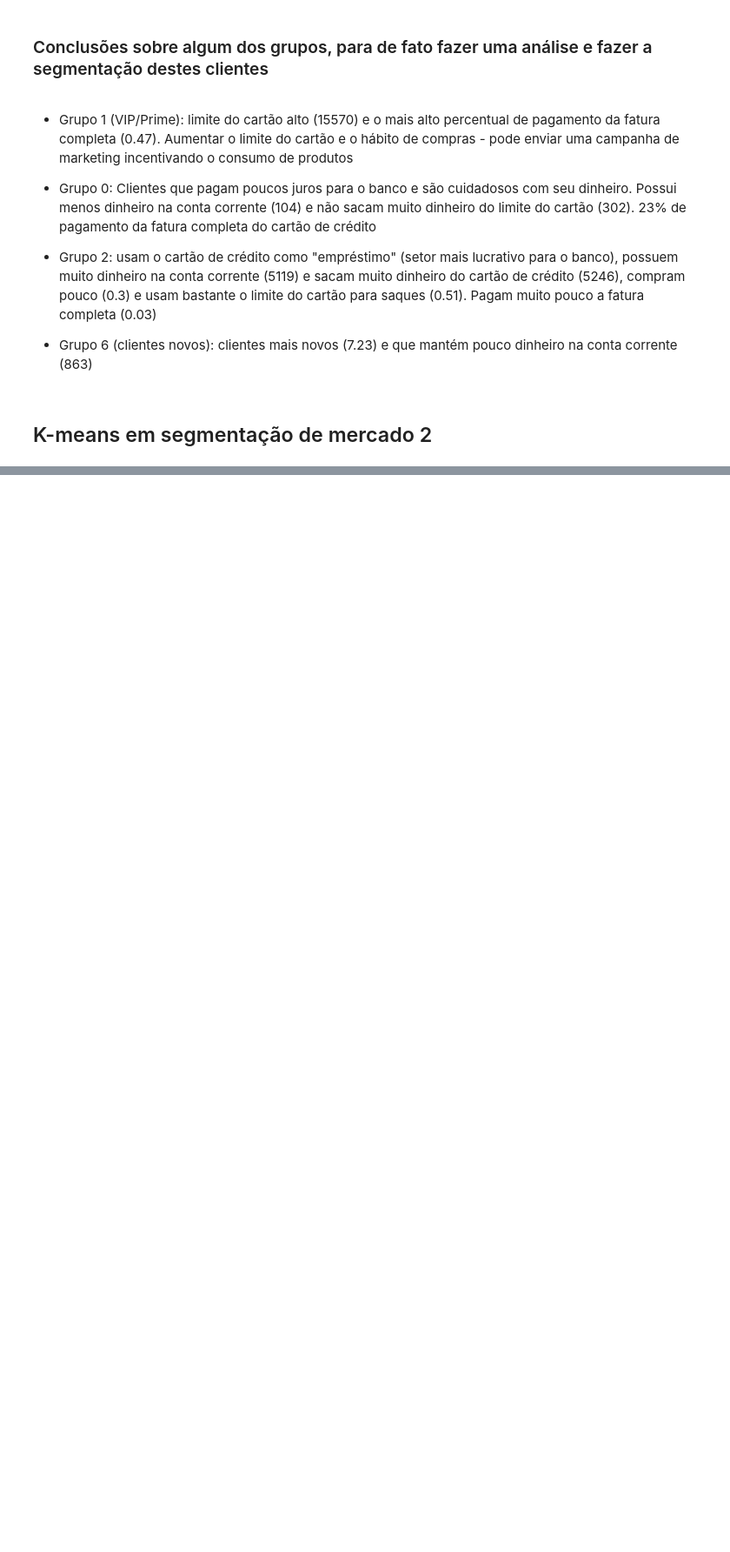
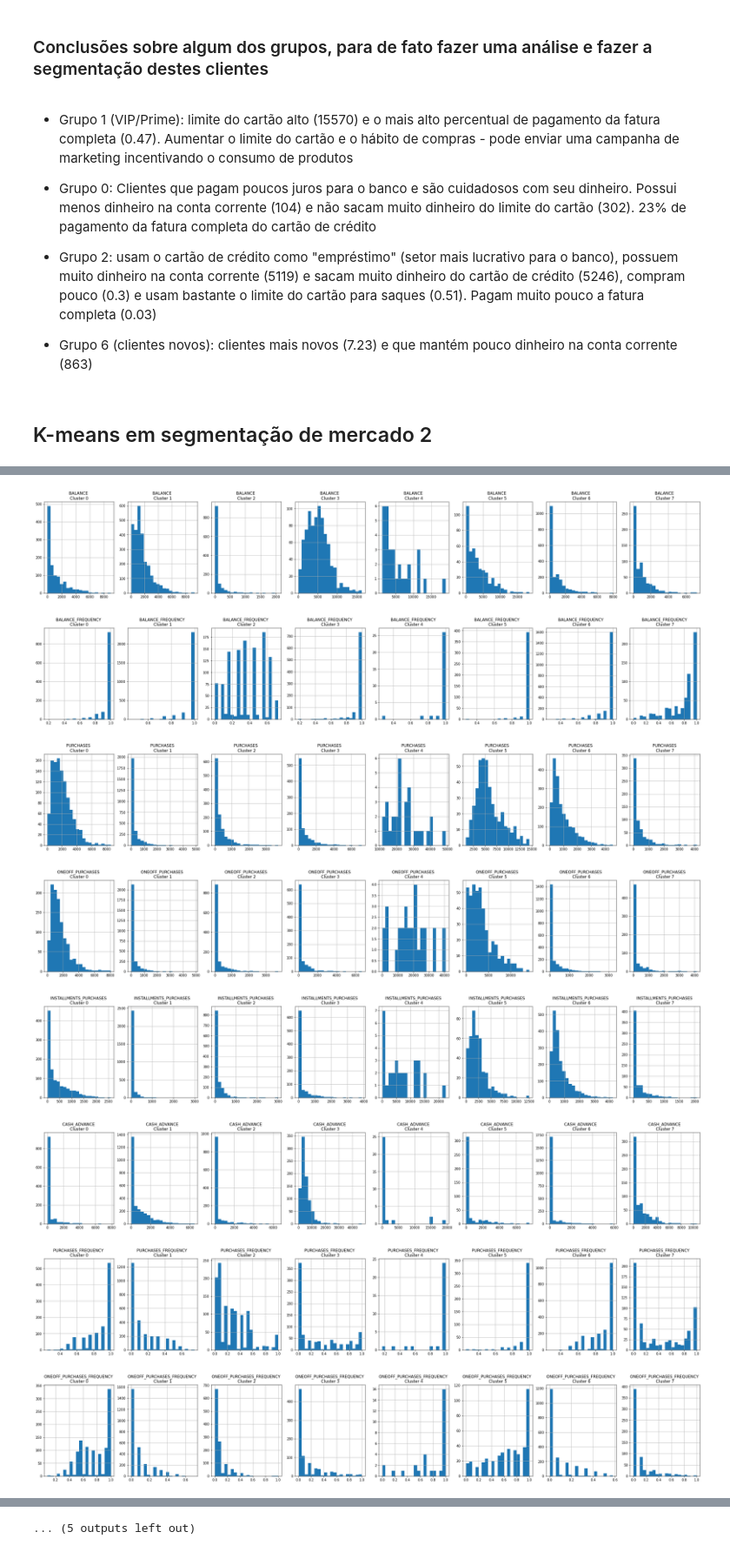
Before and after one commit to Danielnetsp/Dpt_Mkt_Kmeans, a Jupyter notebook: Projeto_Departamento_de_Marketing.ipynb, the cells around one changed output, grey strips where cells are left out. Shown at 87% size. Cells and saved outputs as stored; diff of their text form; code cells hidden in the pictures; blank space fills up the shorter version.

```diff
--- a/Projeto_Departamento_de_Marketing.ipynb
+++ b/Projeto_Departamento_de_Marketing.ipynb
@@ -404,0 +406,4 @@ cluster_centers
+# %%
+# Adicionar cada um dos grupos para cada um dos registros(clientes)
+# Novo dataframe para fazer a operação inversa
+creditcard_df_cluster = pd.concat([creditcard_df, pd.DataFrame({'cluster': labels})], axis = 1)
@@ -404,0 +424,21 @@ cluster_centers
+# %%
+## Histogramas utilizando os Grupos para análise em relação aos grupos que foram gerados
+for i in creditcard_df.columns: # percorrer coluna por coluna
+    plt.figure(figsize = (35,5))
+    for j in range(8):  # percorrer cluster por cluster
+        plt.subplot(1,8, j + 1) # um subgráfico com 1 linha e 8 colunas / j+1 id do gráfico
+        cluster = creditcard_df_cluster[creditcard_df_cluster['cluster'] == j] # registros de 0 a 7
+       # gerar o histograma
+        cluster[i].hist(bins = 20)
+        plt.title('{} \nCluster {}'.format(i,j)) ## Criando um título
+
+    plt.show()
+# %% [output]
+[figure, added]
+[figure, added]
+[figure, added]
+[figure, added]
+[figure, added]
+[figure, added]
+[figure, added]
+[figure, added]
@@ -404,0 +449 @@ cluster_centers
+... (5 outputs left out)
```
Also changed, not shown: parts of 17 cells of this notebook, 1 other file.
